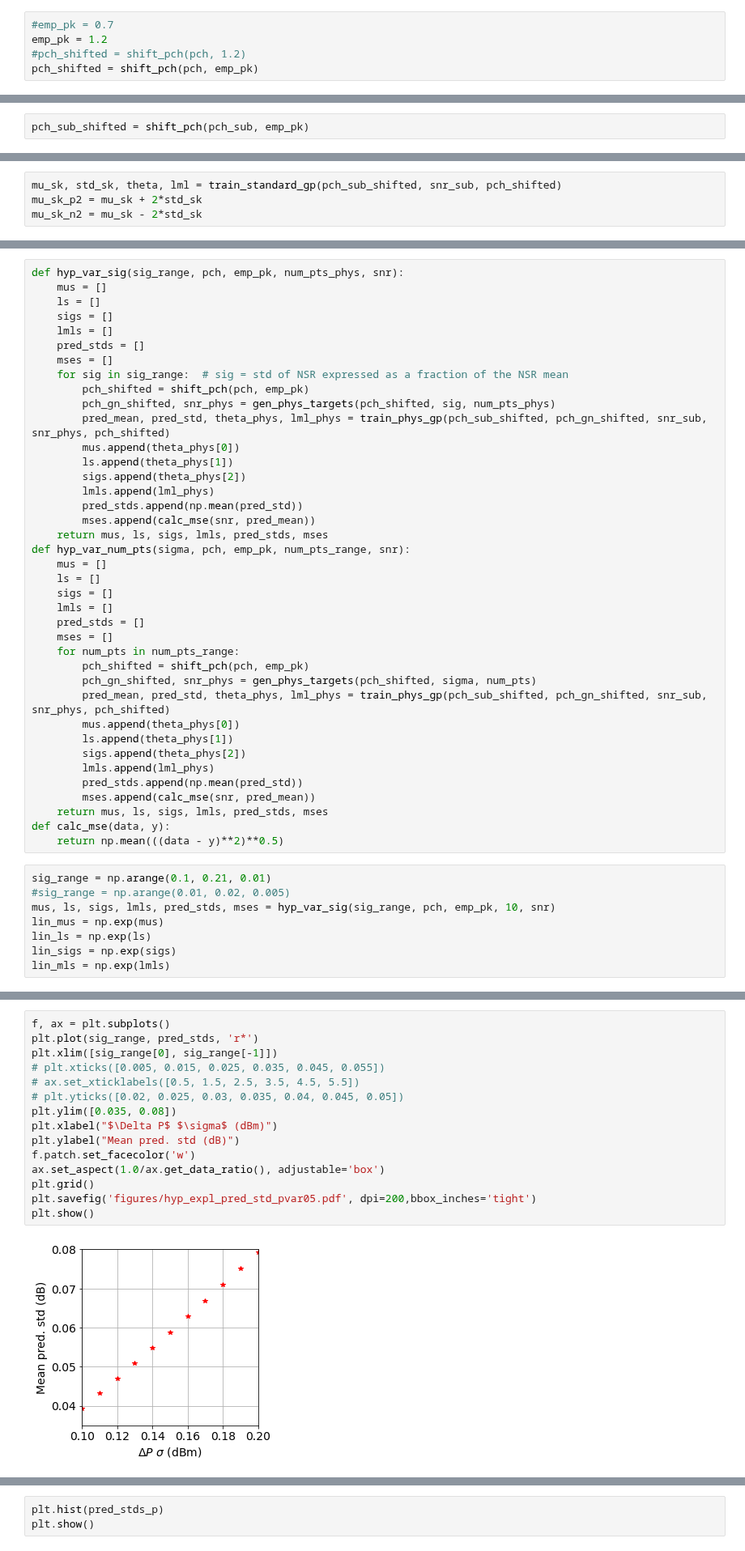
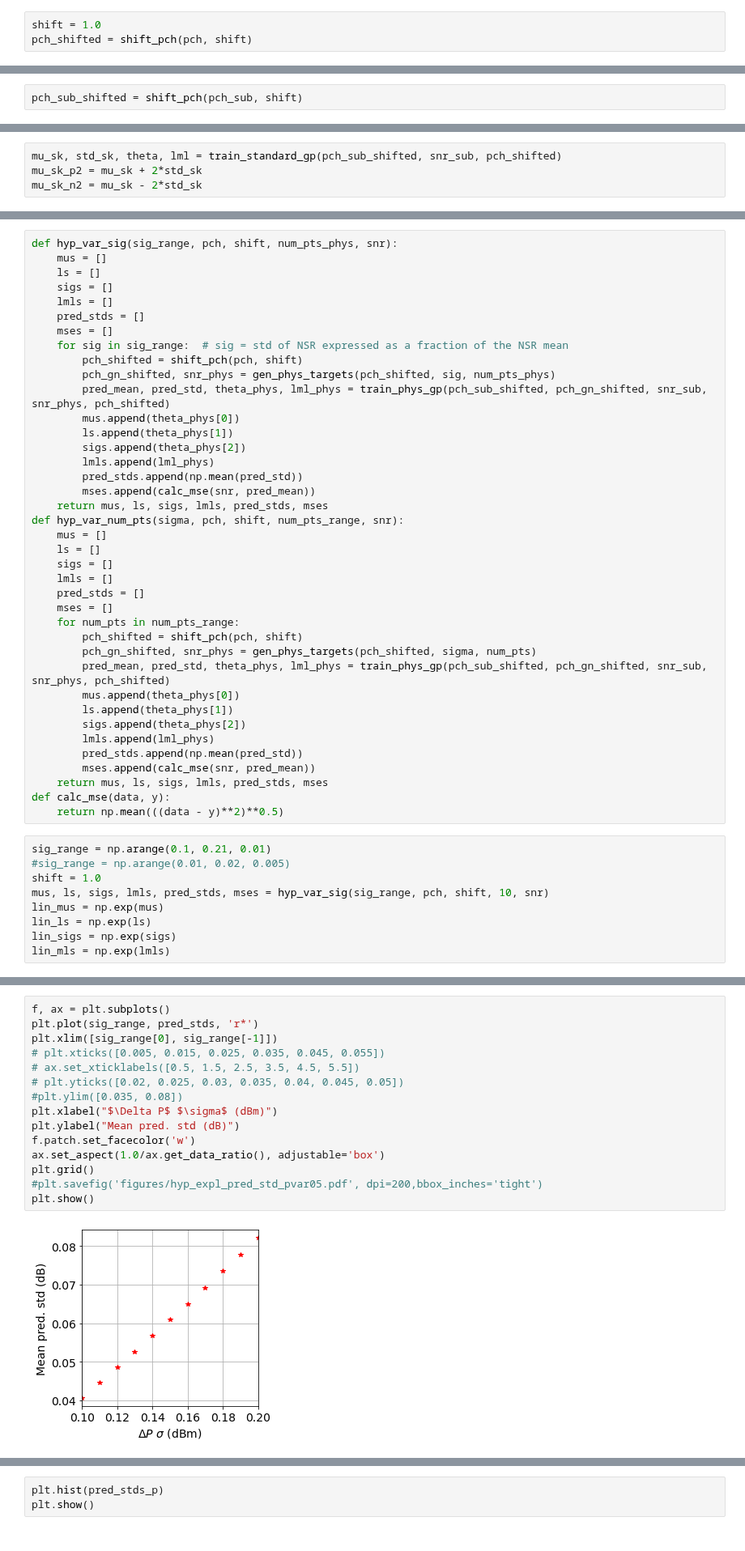
Before and after one commit to joshnevin/physics_enhanced_GPs, a Jupyter notebook: GN_model_hyperparam_exploration_pvar.ipynb, the cells around one changed output, grey strips where cells are left out. Shown at 81% size. Cells and saved outputs as stored; diff of their text form.

```diff
--- a/GN_model_hyperparam_exploration_pvar.ipynb
+++ b/GN_model_hyperparam_exploration_pvar.ipynb
@@ -105,6 +105,4 @@ phys_model = GN_model(100, 1550, 1, 0.72, 18, 0.2, 35, 40.2, 50, 4.6, 10, -trxb2
 # %%
-#emp_pk = 0.7
-emp_pk = 1.2
-#pch_shifted = shift_pch(pch, 1.2)
-pch_shifted = shift_pch(pch, emp_pk)
+shift = 1.0
+pch_shifted = shift_pch(pch, shift)
 # %% [output]
@@ -112,5 +110,5 @@ Power shift: 0.533
 # %%
 pch_gn_shifted, snr_phys = gen_phys_targets(pch_shifted, 0.5/3, 10)
 # %%
-pch_sub_shifted = shift_pch(pch_sub, emp_pk)
+pch_sub_shifted = shift_pch(pch_sub, shift)
 # %% [output]
@@ -151,5 +149,5 @@ plt.show()
 # %%
-def hyp_var_sig(sig_range, pch, emp_pk, num_pts_phys, snr):
+def hyp_var_sig(sig_range, pch, shift, num_pts_phys, snr):
     mus = []
     ls = []
     sigs = []
@@ -157,7 +155,7 @@ def hyp_var_sig(sig_range, pch, emp_pk, num_pts_phys, snr):
     pred_stds = []
     mses = []
     for sig in sig_range:  # sig = std of NSR expressed as a fraction of the NSR mean
-        pch_shifted = shift_pch(pch, emp_pk)
+        pch_shifted = shift_pch(pch, shift)
         pch_gn_shifted, snr_phys = gen_phys_targets(pch_shifted, sig, num_pts_phys)
         pred_mean, pred_std, theta_phys, lml_phys = train_phys_gp(pch_sub_shifted, pch_gn_shifted, snr_sub, snr_phys, pch_shifted)
         mus.append(theta_phys[0])
@@ -167,7 +165,7 @@ def hyp_var_sig(sig_range, pch, emp_pk, num_pts_phys, snr):
         pred_stds.append(np.mean(pred_std))
         mses.append(calc_mse(snr, pred_mean))
     return mus, ls, sigs, lmls, pred_stds, mses
-def hyp_var_num_pts(sigma, pch, emp_pk, num_pts_range, snr):
+def hyp_var_num_pts(sigma, pch, shift, num_pts_range, snr):
     mus = []
     ls = []
     sigs = []
@@ -175,7 +173,7 @@ def hyp_var_num_pts(sigma, pch, emp_pk, num_pts_range, snr):
     pred_stds = []
     mses = []
     for num_pts in num_pts_range:
-        pch_shifted = shift_pch(pch, emp_pk)
+        pch_shifted = shift_pch(pch, shift)
         pch_gn_shifted, snr_phys = gen_phys_targets(pch_shifted, sigma, num_pts)
         pred_mean, pred_std, theta_phys, lml_phys = train_phys_gp(pch_sub_shifted, pch_gn_shifted, snr_sub, snr_phys, pch_shifted)
         mus.append(theta_phys[0])
@@ -190,7 +188,8 @@ def calc_mse(data, y):
 # %%
 sig_range = np.arange(0.1, 0.21, 0.01)
 #sig_range = np.arange(0.01, 0.02, 0.005)
-mus, ls, sigs, lmls, pred_stds, mses = hyp_var_sig(sig_range, pch, emp_pk, 10, snr)
+shift = 1.0
+mus, ls, sigs, lmls, pred_stds, mses = hyp_var_sig(sig_range, pch, shift, 10, snr)
 lin_mus = np.exp(mus)
 lin_ls = np.exp(ls)
 lin_sigs = np.exp(sigs)
@@ -231,20 +230,20 @@ plt.show()
 # %%
 f, ax = plt.subplots()
 plt.plot(sig_range, pred_stds, 'r*')
 plt.xlim([sig_range[0], sig_range[-1]])
 # plt.xticks([0.005, 0.015, 0.025, 0.035, 0.045, 0.055])
 # ax.set_xticklabels([0.5, 1.5, 2.5, 3.5, 4.5, 5.5])
 # plt.yticks([0.02, 0.025, 0.03, 0.035, 0.04, 0.045, 0.05])
-plt.ylim([0.035, 0.08])
+#plt.ylim([0.035, 0.08])
 plt.xlabel("$\Delta P$ $\sigma$ (dBm)")
 plt.ylabel("Mean pred. std (dB)")
 f.patch.set_facecolor('w')
 ax.set_aspect(1.0/ax.get_data_ratio(), adjustable='box')
 plt.grid()
-plt.savefig('figures/hyp_expl_pred_std_pvar05.pdf', dpi=200,bbox_inches='tight')
+#plt.savefig('figures/hyp_expl_pred_std_pvar05.pdf', dpi=200,bbox_inches='tight')
 plt.show()
 # %% [output]
-[figure, old version]
+[figure, new version]
 # %%
 f, ax = plt.subplots()
 #plt.plot(sig_range, lin_mus, 'r+', label='Absolute scale')
```
Also changed, not shown: parts of 16 cells of this notebook, 2 other files.
